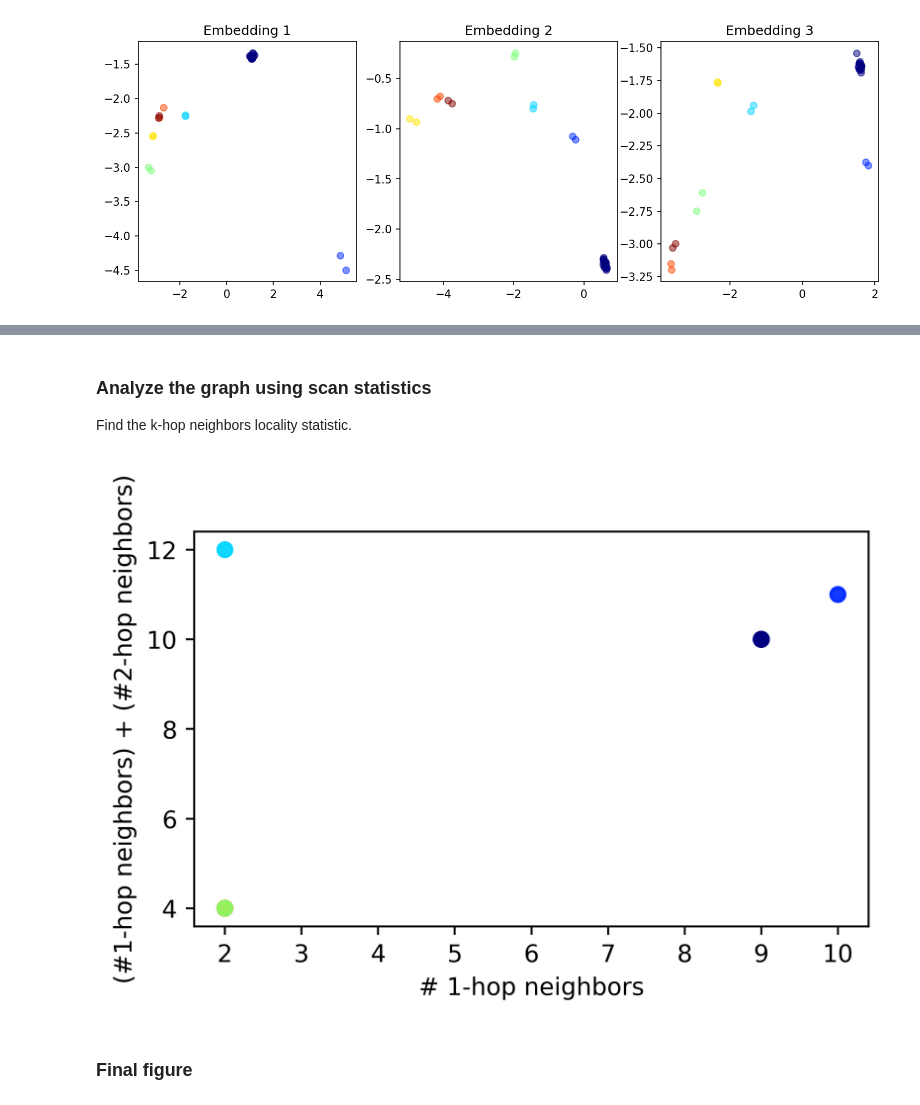
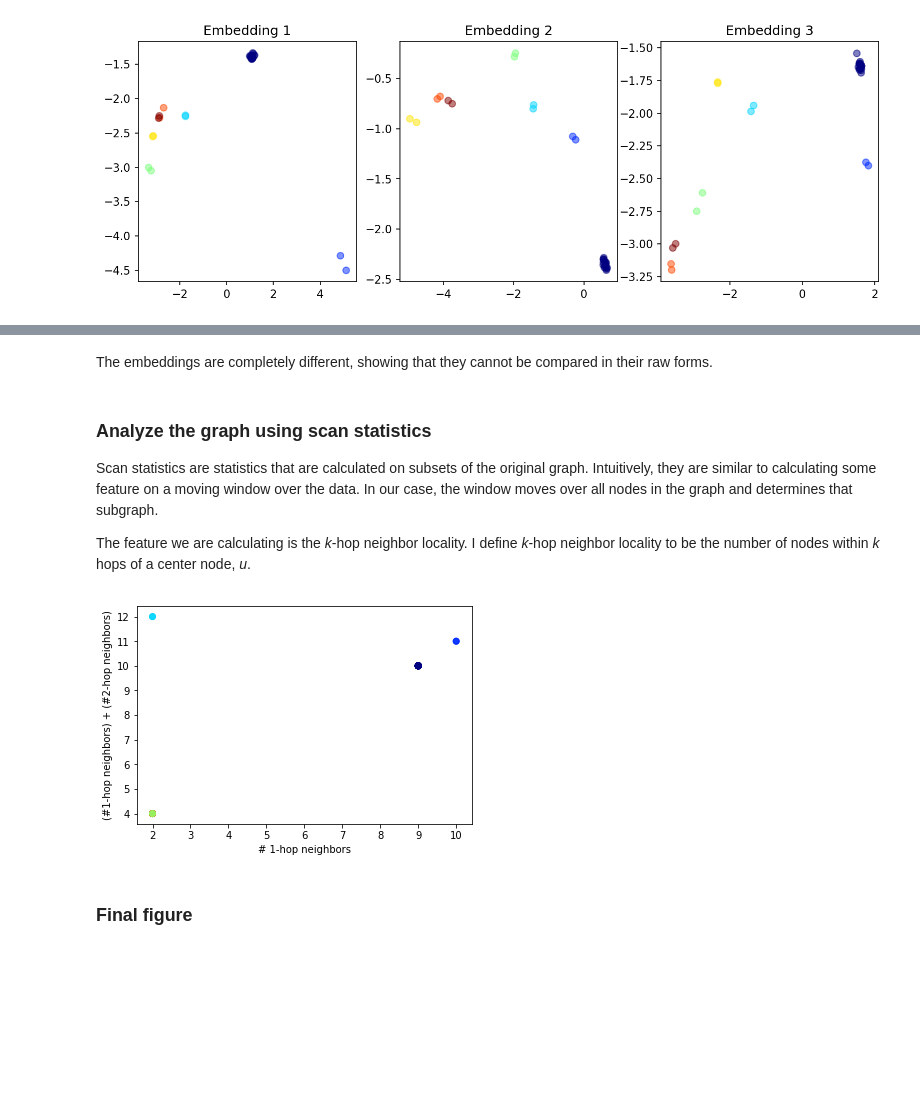
Before and after one commit to pmyers16/NeuroData-fa18, a Jupyter notebook: presentations/week6/analysis.ipynb, the cells around one changed output, grey strips where cells are left out. Cells and saved outputs as stored; diff of their text form; code cells hidden in the pictures; blank space fills up the shorter version.

```diff
--- a/presentations/week6/analysis.ipynb
+++ b/presentations/week6/analysis.ipynb
@@ -102,23 +105,3 @@ axes[2].set_title('Embedding 3')
 plt.show()
 # %% [output]
 [figure]
-# %%
-### Plot 3 embeddings
-plt.figure(**figparams)
-
-# Scatter plot
-for emb_ in embeddings:
-    plt.scatter(x=emb_.data[:,1],
-                y=emb_.data[:,2],
-                c=labels,
-                cmap=cmap,
-                alpha=0.5
-               )
-
-# Connect
-for node in range(t1.number_of_nodes):
-    x = [emb_.data[node,1] for emb_ in embeddings]
-    y = [emb_.data[node,2] for emb_ in embeddings]
-    plt.plot(x,y,'k--', alpha=0.5)
-
-plt.show()
@@ -127,7 +108,11 @@ plt.show()
-# %% [markdown]
-### Analyze the graph using scan statistics
-
-Find the k-hop neighbors locality statistic.
+# %% [markdown]
+The embeddings are completely different, showing that they cannot be compared in their raw forms.
+# %% [markdown]
+### Analyze the graph using scan statistics
+
+Scan statistics are statistics that are calculated on subsets of the original graph. Intuitively, they are similar to calculating some feature on a moving window over the data. In our case, the window moves over all nodes in the graph and determines that subgraph.
+
+The feature we are calculating is the _k_-hop neighbor locality. I define _k_-hop neighbor locality to be the number of nodes within _k_ hops of a center node, _u_.
 # %%
 # Find the 1-hop and 2-hop neighbors
 
@@ -147,20 +132,19 @@ for i in G.nodes:
 
     data.append([i, len(one_hops), len(two_hops)+len(one_hops)])
 # %%
-plt.figure(**figparams)
+plt.figure()
 
 plt.scatter([line[1] for line in data],
             [line[2] for line in data],
-            c=labels,
-            cmap=cmap,
+            c=labels, cmap=cmap,
             alpha=0.75
            )
 
 plt.xlabel('# 1-hop neighbors')
 plt.ylabel('(#1-hop neighbors) + (#2-hop neighbors)')
 plt.show()
 # %% [output]
-[figure, old version]
+[figure, new version]
 # %% [markdown]
 ### Final figure
 # %%
```
Also changed, not shown: parts of 14 cells of this notebook.
